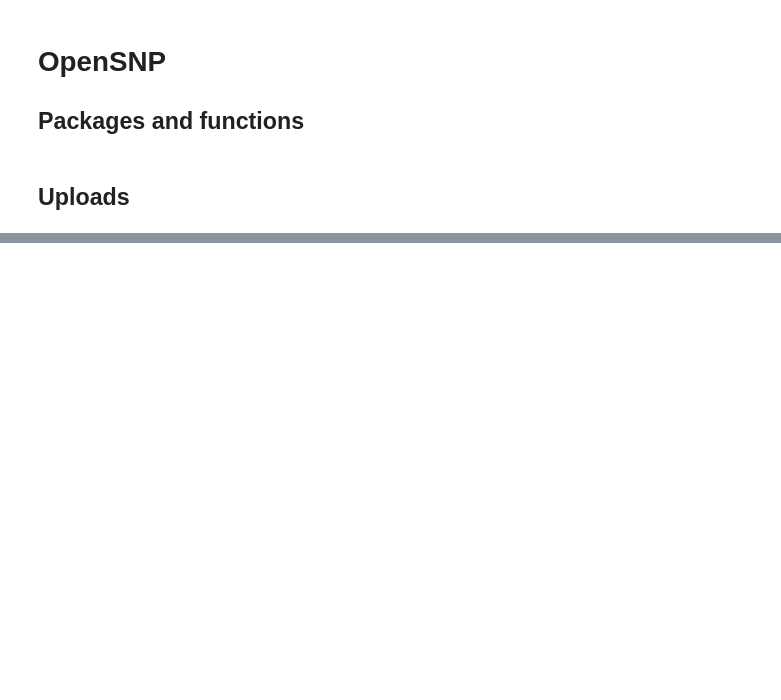
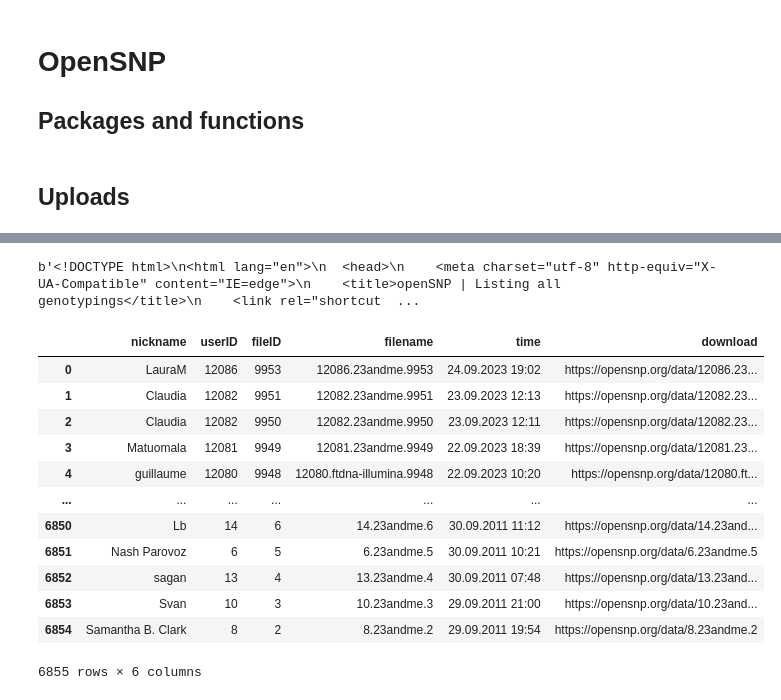
Before and after one commit to changlubio/GenomePrep, a Jupyter notebook: opensnp.ipynb, the cells around one changed output, grey strips where cells are left out. Saved outputs shown, nothing was run; the diff lists cells and outputs as text; code cells hidden in the pictures; blank space fills up the shorter version.

Commit message:
update from opensnp

```diff
--- a/opensnp.ipynb
+++ b/opensnp.ipynb
@@ -38,3 +40,7 @@ num_users = len(tree.xpath('//div[@class="genotype"]/div[@class="genotype-user"]
+# %%
+page.content
+# %% [output]
+b'<!DOCTYPE html>\n<html lang="en">\n  <head>\n    <meta charset="utf-8" http-equiv="X-UA-Compatible" content="IE=edge">\n    <title>openSNP | Listing all genotypings</title>\n    <link rel="shortcut  ...
 # %%
 url = "https://opensnp.org/genotypes?page={}"
 
@@ -82,3 +88,19 @@ uploads = pd.DataFrame({
     'download': [x['download'] for x in all_files]
 })
 uploads.to_csv('data/opensnp_uploads.csv', index=False)
+# %%
+uploads
+# %% [output]
+|  | nickname | userID | fileID | filename | time | download |
+| 0 | LauraM | 12086 | 9953 | 12086.23andme.9953 | 24.09.2023 19:02 | https://opensnp.org/data/12086.23... |
+| 1 | Claudia | 12082 | 9951 | 12082.23andme.9951 | 23.09.2023 12:13 | https://opensnp.org/data/12082.23... |
+| 2 | Claudia | 12082 | 9950 | 12082.23andme.9950 | 23.09.2023 12:11 | https://opensnp.org/data/12082.23... |
+| 3 | Matuomala | 12081 | 9949 | 12081.23andme.9949 | 22.09.2023 18:39 | https://opensnp.org/data/12081.23... |
+| 4 | guillaume | 12080 | 9948 | 12080.ftdna-illumina.9948 | 22.09.2023 10:20 | https://opensnp.org/data/12080.ft... |
+| ... | ... | ... | ... | ... | ... | ... |
+| 6850 | Lb | 14 | 6 | 14.23andme.6 | 30.09.2011 11:12 | https://opensnp.org/data/14.23and... |
+| 6851 | Nash Parovoz | 6 | 5 | 6.23andme.5 | 30.09.2011 10:21 | https://opensnp.org/data/6.23andme.5 |
+| 6852 | sagan | 13 | 4 | 13.23andme.4 | 30.09.2011 07:48 | https://opensnp.org/data/13.23and... |
+| 6853 | Svan | 10 | 3 | 10.23andme.3 | 29.09.2011 21:00 | https://opensnp.org/data/10.23and... |
+| 6854 | Samantha B. Clark | 8 | 2 | 8.23andme.2 | 29.09.2011 19:54 | https://opensnp.org/data/8.23andme.2 |
+6855 rows × 6 columns
```
Also changed, not shown: parts of 1 cell of this notebook, 1 other file.
